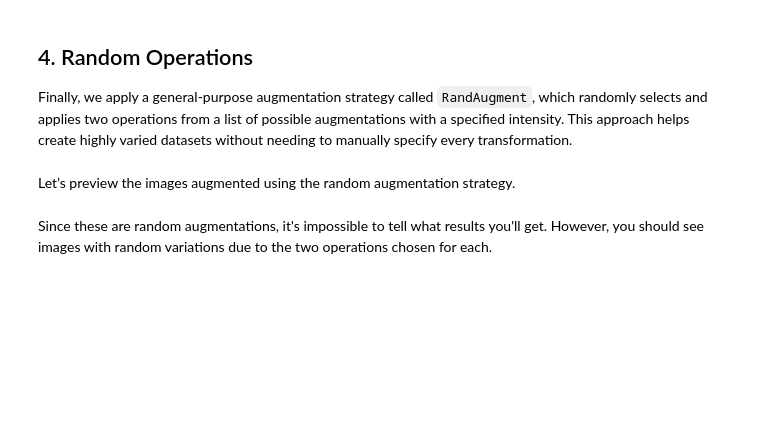
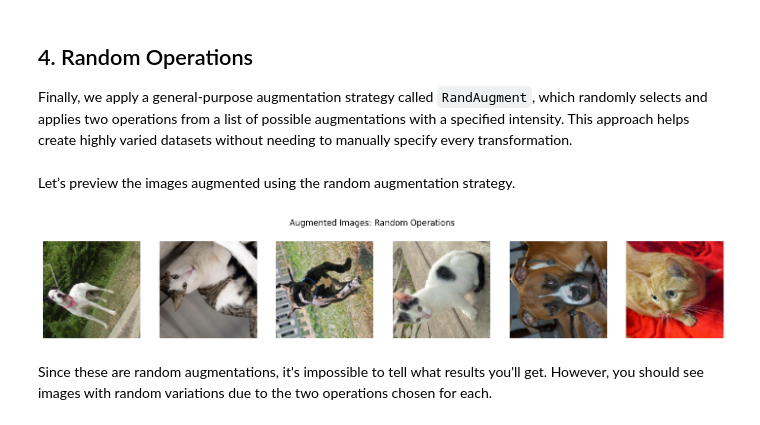
Before and after one commit to sakshigorkhali/CNN_classification, a Jupyter notebook: 01_05b.ipynb, the cells around one changed output. Drawn from its saved outputs; the diff is of its cells as text; code cells hidden in the pictures; blank space fills up the shorter version.

Commit message:
Data Augmentation

```diff
--- a/01_05b.ipynb
+++ b/01_05b.ipynb
@@ -143,13 +122,33 @@ augmentation_layer = keras.Sequential([
 AttributeError: module 'keras.api.layers' has no attribute 'RandomErasing'
 # %% [markdown]
 Now, let’s preview the images to see the effect of random erasing.
+# %%
+cutout_augmented_images = images.map(lambda image, label: (augmentation_layer(image), label))
+for image_batch, _ in cutout_augmented_images.take(1):
+  display_images(image_batch, "Augmented Images: Random Erasing")
 # %% [markdown]
 You can see that some parts of the images are randomly "cut out", appearing as missing patches.
 # %% [markdown]
 ## 4. Random Operations
 Finally, we apply a general-purpose augmentation strategy called `RandAugment`, which randomly selects and applies two operations from a list of possible augmentations with a specified intensity. This approach helps create highly varied datasets without needing to manually specify every transformation.
+# %%
+augmentation_layer = keras.Sequential([
+    layers.RandAugment(
+        value_range = (0, 255),
+        num_ops = 2,
+        factor = 0.5,
+        interpolation = 'bilinear',
+        seed = 1234
+    )
+])
 # %% [markdown]
 Let’s preview the images augmented using the random augmentation strategy.
+# %%
+random_augmented_images = images.map(lambda image, label: (augmentation_layer(image), label))
+for image_batch, _ in random_augmented_images.take(1):
+  display_images(image_batch, "Augmented Images: Random Operations")
+# %% [output]
+[figure, added]
 # %% [markdown]
 Since these are random augmentations, it's impossible to tell what results you'll get. However, you should see images with random variations due to the two operations chosen for each.
 # %% [markdown]
```
Also changed, not shown: parts of 2 cells of this notebook.
